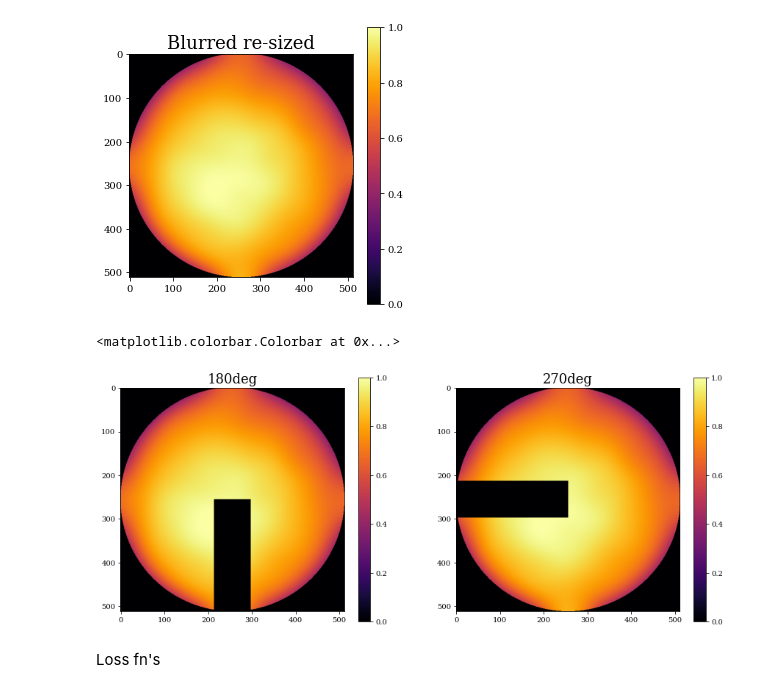
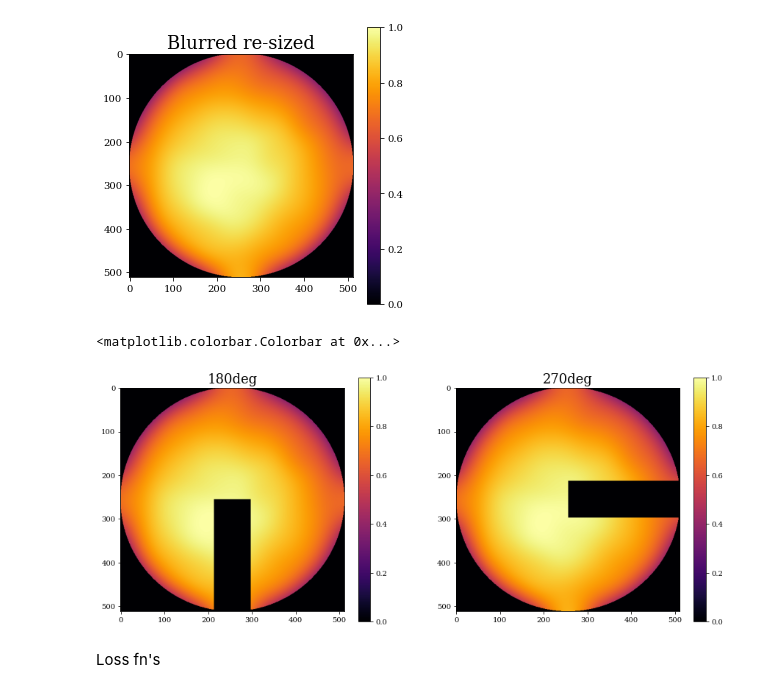
Before and after one commit to TolimanSpace/toliman_dp_design_testing, a Jupyter notebook: System_Aberrations.ipynb, the cells around one changed output. Drawn from its saved outputs; the diff is of its cells as text; code cells hidden in the pictures.

```diff
--- a/System_Aberrations.ipynb
+++ b/System_Aberrations.ipynb
@@ -450,7 +450,7 @@ basis = dlu.zernike_basis(js=zernike_indicies, coordinates=coords, diameter=aper
 # Using PointSources instead of single PointSource object to overcome float grad issue when solving for flux
 red_src = dl.PointSources(wavelengths=[red_laser_wl], flux =jnp.asarray([1e9],dtype=float))
 
-spider_angles = [180, 90] # 0deg is spider pointing vertically up (if looking at 'lower' origin), rotates CW from 0deg
+spider_angles = [180, 270] # 0deg is spider pointing vertically up (if looking at 'lower' origin), rotates CW from 0deg
 optical_systems = []
 transmissions = []
 for i in range(len(spider_angles)):
@@ -484,34 +484,34 @@ plt.subplot(1,2,1)
 plt.imshow(sp180_trans*optics_sp180.intensity.transmission)
 plt.title("180deg")
 plt.colorbar()
 plt.subplot(1,2,2)
 plt.imshow(sp270_trans*optics_sp270.intensity.transmission)
 plt.title("270deg")
 plt.colorbar()
 
 # ----------------------------------------------------------------------------------#
 # # Create detector layer to characterise non-linear response of BFS det
 # row_start, col_start = 1676, 2532 # Start coord of window on det where data was taken
 # row_len, col_len = 86, 76   # window size of recorded data
 # psf_hlf_sz = 14             # half window sz of cropped data
 
 # # load in response curve matrices (form of Gamma fn)
 # alpha = np.load("data/80us_detector/ALPHA_norm.npy")[row_start:row_start+row_len, col_start:col_start+col_len]
 # beta = np.load("data/80us_detector/BETA_norm.npy")[row_start:row_start+row_len, col_start:col_start+col_len]
 # gamma = np.load("data/80us_detector/GAMMA_norm.npy")[row_start:row_start+row_len, col_start:col_start+col_len]
 
 # # Crop, anchored on middle (cropped data will be based on max values, but this occurs close enough to the
 # # middle to estimate here. + detector response is fairly homogenous over small window)
 # middle_row, middle_col = int(alpha.shape[0]/2), int(alpha.shape[1]/2)
 # cropped_alpha = alpha[middle_row-psf_hlf_sz:middle_row+psf_hlf_sz, middle_col-psf_hlf_sz:middle_col+psf_hlf_sz]
 # cropped_beta = beta[middle_row-psf_hlf_sz:middle_row+psf_hlf_sz, middle_col-psf_hlf_sz:middle_col+psf_hlf_sz]
 # cropped_gamma = gamma[middle_row-psf_hlf_sz:middle_row+psf_hlf_sz, middle_col-psf_hlf_sz:middle_col+psf_hlf_sz]
 
 # pixel_response = jnp.array([cropped_alpha, cropped_beta, cropped_gamma])
 # detector = dl.LayeredDetector([ApplyBFSPixelResponse(pixel_response=pixel_response)])
 # %% [output]
 <matplotlib.colorbar.Colorbar at 0x...>
-[figure, old version]
+[figure, new version]
 # %% [markdown]
 Loss fn's
 # %%
```
Also changed, not shown: parts of 6 cells of this notebook, 2 other files.
